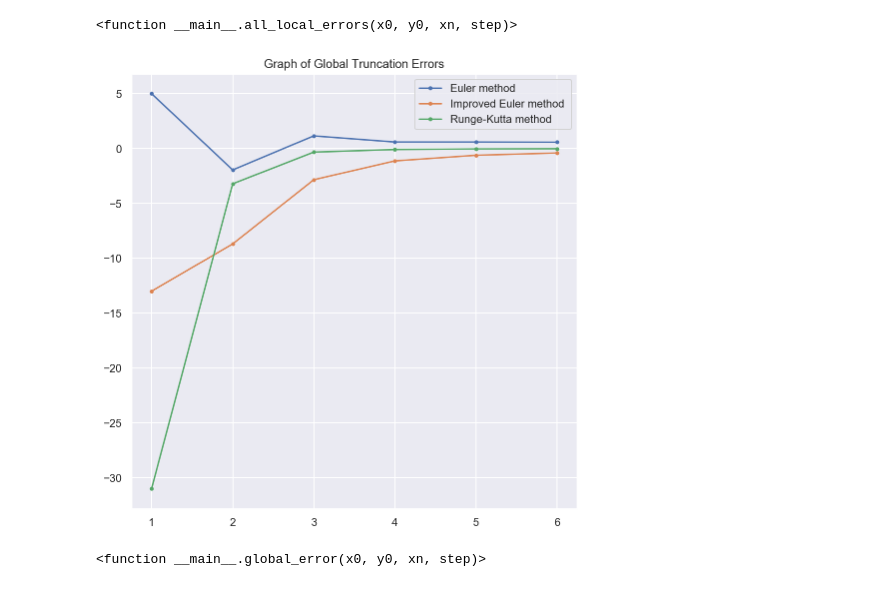
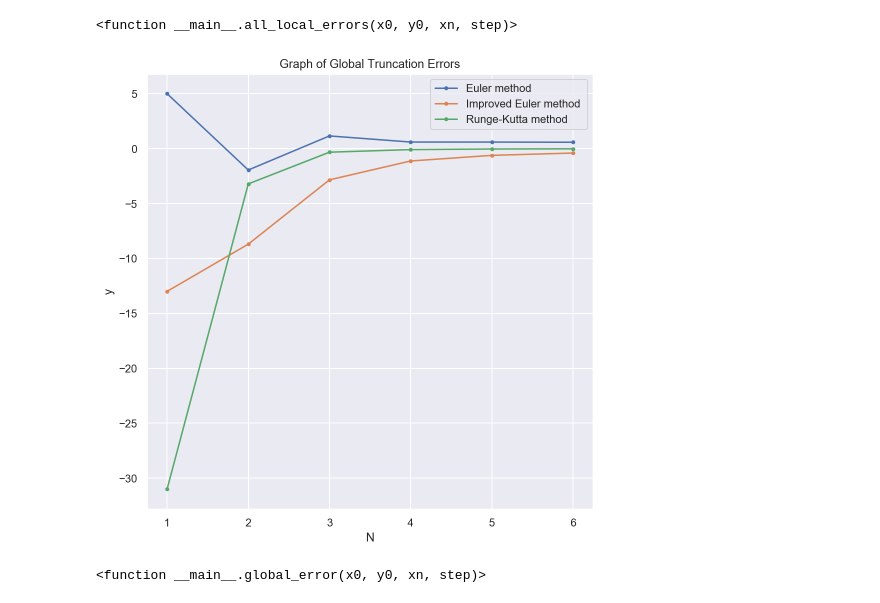
Before and after one commit to HiGal/numerical_methods, a Jupyter notebook: New variant Assignment.ipynb, the cells around one changed output. Drawn from its saved outputs; the diff is of its cells as text; code cells hidden in the pictures.

```diff
--- a/New variant Assignment.ipynb
+++ b/New variant Assignment.ipynb
@@ -262,11 +262,13 @@ def global_error(x0,y0,xn,step):
     plt.plot(n,eu_gl_e,'.-',label='Euler method')
     plt.plot(n,imp_gl_e,'.-',label='Improved Euler method ')
     plt.plot(n,rk_gl_e,'.-',label='Runge-Kutta method')
+    plt.xlabel("N")
+    plt.ylabel("y")
     plt.title("Graph of Global Truncation Errors")
     plt.legend()
     plt.show()
 # %%
-interact(global_error,y0=(-10,10,1),x0=(-10,10,1),xn=(0,6,1),step=(0.01,1,0.01))
+interact(global_error,x0=(-10,10,1),y0=(-10,10,1),xn=(0,6,1),step=(0.01,1,0.01))
 # %% [output]
-[figure, old version]
+[figure, new version]
 <function __main__.global_error(x0, y0, xn, step)>
```
Also changed, not shown: parts of 5 cells of this notebook.
